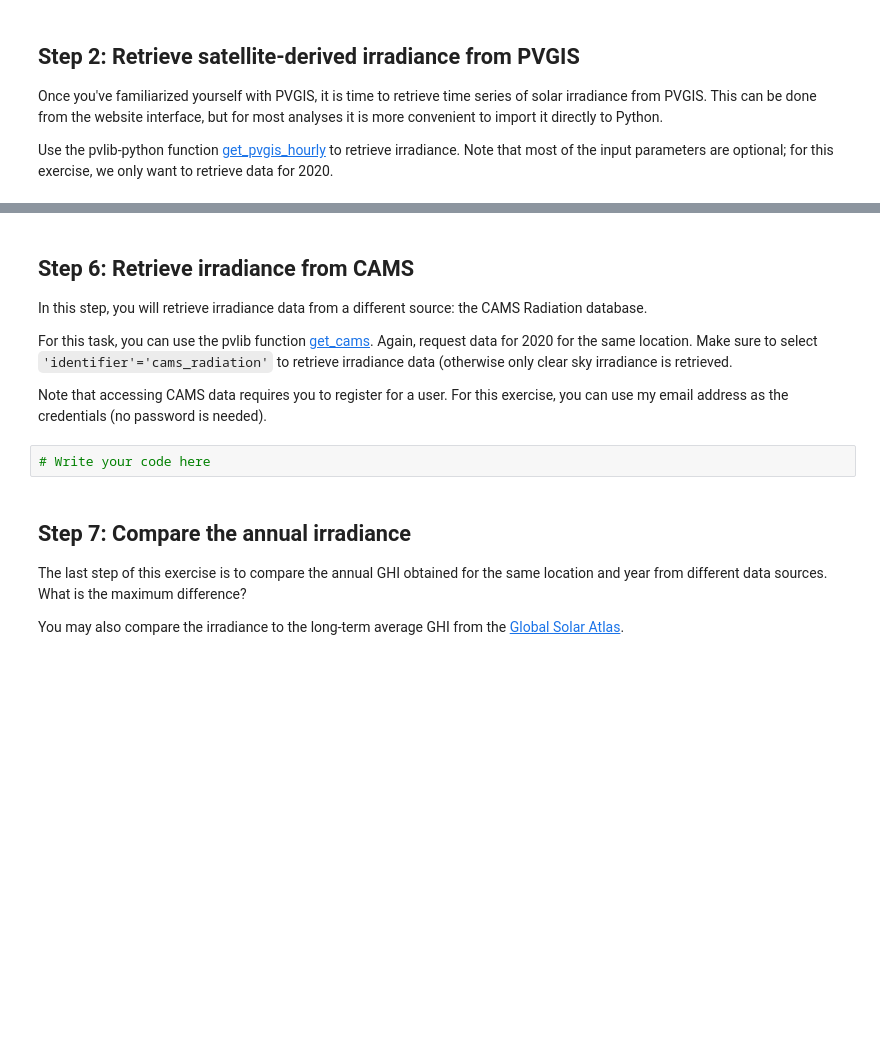
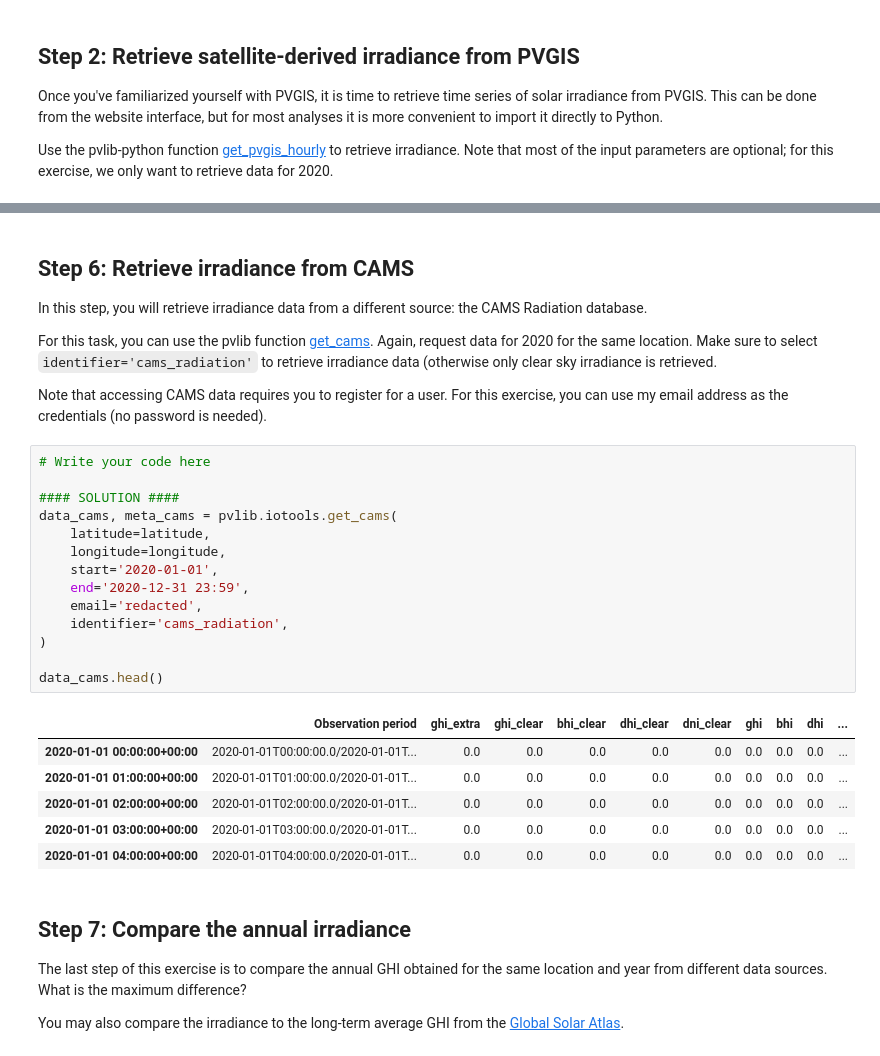
Before and after one commit to AdamRJensen/solar-resource-course, a Jupyter notebook: satellite-vs-reanalysis.ipynb, the cells around one changed output, grey strips where cells are left out. Drawn from its saved outputs; the diff is of its cells as text; blank space fills up the shorter version.

```diff
--- a/satellite-vs-reanalysis.ipynb
+++ b/satellite-vs-reanalysis.ipynb
@@ -60,11 +145,30 @@ For the same location, use the PVGIS function again, but this time specify that
 
 In this step, you will retrieve irradiance data from a different source: the CAMS Radiation database.
 
-For this task, you can use the pvlib function [get_cams](https://pvlib-python.readthedocs.io/en/stable/reference/generated/pvlib.iotools.get_cams.html). Again, request data for 2020 for the same location. Make sure to select `'identifier'='cams_radiation'` to retrieve irradiance data (otherwise only clear sky irradiance is retrieved.
+For this task, you can use the pvlib function [get_cams](https://pvlib-python.readthedocs.io/en/stable/reference/generated/pvlib.iotools.get_cams.html). Again, request data for 2020 for the same location. Make sure to select ``identifier='cams_radiation'`` to retrieve irradiance data (otherwise only clear sky irradiance is retrieved.
 
 Note that accessing CAMS data requires you to register for a user. For this exercise, you can use my email address as the credentials (no password is needed).
 # %%
 # Write your code here
+
+#### SOLUTION ####
+data_cams, meta_cams = pvlib.iotools.get_cams(
+    latitude=latitude,
+    longitude=longitude,
+    start='2020-01-01',
+    end='2020-12-31 23:59',
+    email='redacted',
+    identifier='cams_radiation',
+)
+
+data_cams.head()
+# %% [output]
+|  | Observation period | ghi_extra | ghi_clear | bhi_clear | dhi_clear | dni_clear | ghi | bhi | dhi | ... |
+| 2020-01-01 00:00:00+00:00 | 2020-01-01T00:00:00.0/2020-01-01T... | 0.0 | 0.0 | 0.0 | 0.0 | 0.0 | 0.0 | 0.0 | 0.0 | ... |
+| 2020-01-01 01:00:00+00:00 | 2020-01-01T01:00:00.0/2020-01-01T... | 0.0 | 0.0 | 0.0 | 0.0 | 0.0 | 0.0 | 0.0 | 0.0 | ... |
+| 2020-01-01 02:00:00+00:00 | 2020-01-01T02:00:00.0/2020-01-01T... | 0.0 | 0.0 | 0.0 | 0.0 | 0.0 | 0.0 | 0.0 | 0.0 | ... |
+| 2020-01-01 03:00:00+00:00 | 2020-01-01T03:00:00.0/2020-01-01T... | 0.0 | 0.0 | 0.0 | 0.0 | 0.0 | 0.0 | 0.0 | 0.0 | ... |
+| 2020-01-01 04:00:00+00:00 | 2020-01-01T04:00:00.0/2020-01-01T... | 0.0 | 0.0 | 0.0 | 0.0 | 0.0 | 0.0 | 0.0 | 0.0 | ... |
 # %% [markdown]
 ## Step 7: Compare the annual irradiance
 
```
Also changed, not shown: parts of 14 cells of this notebook, 1 other file.
